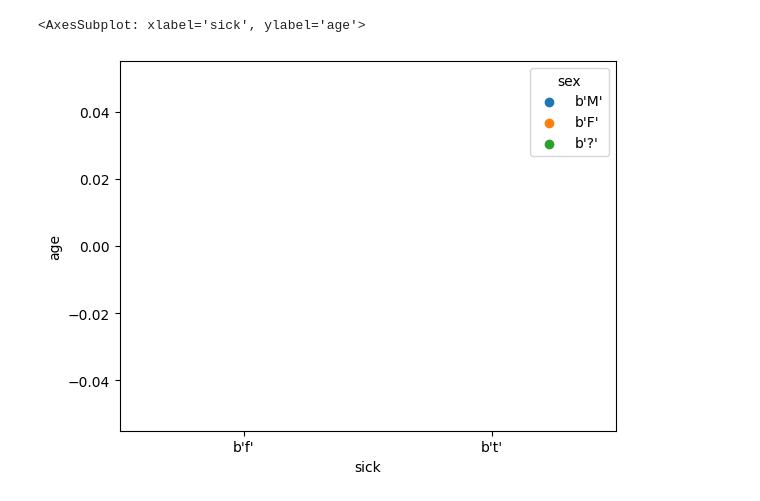
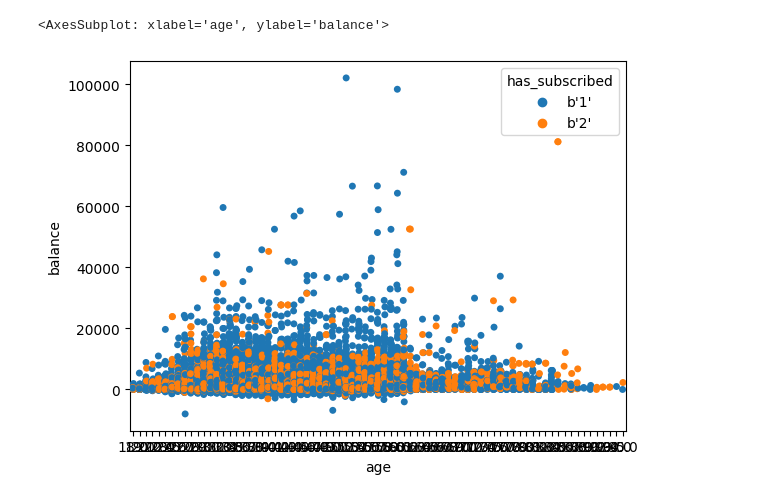
Before and after one commit to NickolasCrema/TB2_DATASCIENCE, a Jupyter notebook: dados.ipynb, the cells around one changed output. Cells and saved outputs as stored; diff of their text form; code cells hidden in the pictures.

Commit message:
troca de dataset

```diff
--- a/dados.ipynb
+++ b/dados.ipynb
@@ -7,6 +8,6 @@ import seaborn as sns
 # %%
-raw_data = loadarff('dataset_38_sick.arff')
-df_data = pd.DataFrame(raw_data[0])
-a = df_data.head(2)
-print(df_data)
+raw_data = loadarff('dataset.arff')
+df = pd.DataFrame(raw_data[0])
+a = df.head(2)
+print(a)
 # %% [output]
@@ -57,0 +51,3 @@ df_data = df_data[df_data['age'] < 65]
+# %%
+df_job = pd.get_dummies(df['job'])
+df_job.head(5)
@@ -57,0 +61,7 @@ df_data = df_data[df_data['age'] < 65]
+# %%
+dict_job = {}
+i=0
+for job in df_job.columns.values:
+    dict_job[job] = i
+    i+=1
+print(dict_job)
@@ -57,0 +70,3 @@ df_data = df_data[df_data['age'] < 65]
+# %%
+for job in dict_job.keys():
+    df['job'].loc[(df['job'] == job)] = dict_job[job]
@@ -58,5 +92,5 @@ df_data = df_data[df_data['age'] < 65]
 # %%
-sns.stripplot(x="sick", y="age", hue='sex', data=df_data, linewidth=1)
+sns.stripplot(x='age', y='balance', hue='has_subscribed', data=df)
 # %% [output]
-<AxesSubplot: xlabel='sick', ylabel='age'>
+<AxesSubplot: xlabel='age', ylabel='balance'>
-[figure, old version]
+[figure, new version]
```
Also changed, not shown: parts of 23 cells of this notebook, 2 other files.
